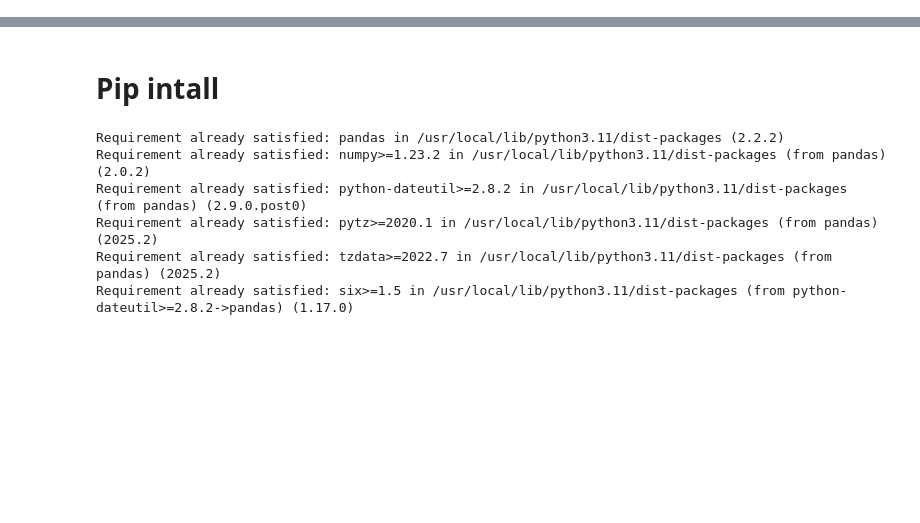
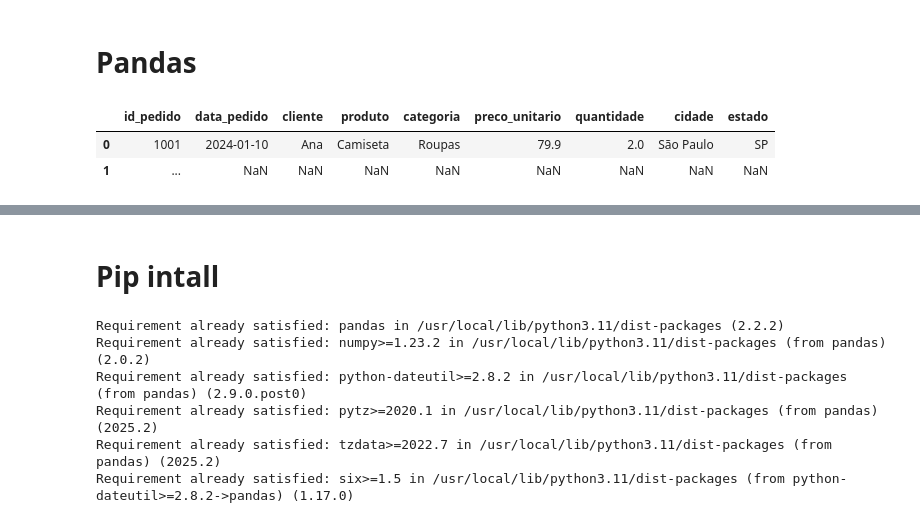
Before and after one commit to wesleyorrr/AND_AL_ONE, a Jupyter notebook: Analise_dados0.ipynb, the cells around one changed output, grey strips where cells are left out. Saved outputs shown, nothing was run; the diff lists cells and outputs as text; code cells hidden in the pictures; blank space fills up the shorter version.

```diff
--- a/Analise_dados0.ipynb
+++ b/Analise_dados0.ipynb
@@ -1,2 +1,21 @@
 # %% [markdown]
 <a href="https://colab.research.google.com/github/wesleyorrr/AND_AL_ONE/blob/main/Analise_dados0.ipynb" target="_parent"><img src="https://colab.research.google.com/assets/colab-badge.svg" alt="Open In Colab"/></a>
+# %% [markdown]
+# Pandas
+# %%
+import pandas as pd
+from io import StringIO
+
+
+dados = StringIO("""
+id_pedido,data_pedido,cliente,produto,categoria,preco_unitario,quantidade,cidade,estado
+1001,2024-01-10,Ana,Camiseta,Roupas,79.9,2,São Paulo,SP
+... """
+ )
+df = pd.read_csv(dados)
+# %%
+df.head()
+# %% [output]
+|  | id_pedido | data_pedido | cliente | produto | categoria | preco_unitario | quantidade | cidade | estado |
+| 0 | 1001 | 2024-01-10 | Ana | Camiseta | Roupas | 79.9 | 2.0 | São Paulo | SP |
+| 1 | ... | NaN | NaN | NaN | NaN | NaN | NaN | NaN | NaN |
```
Also changed, not shown: parts of 6 cells of this notebook.
